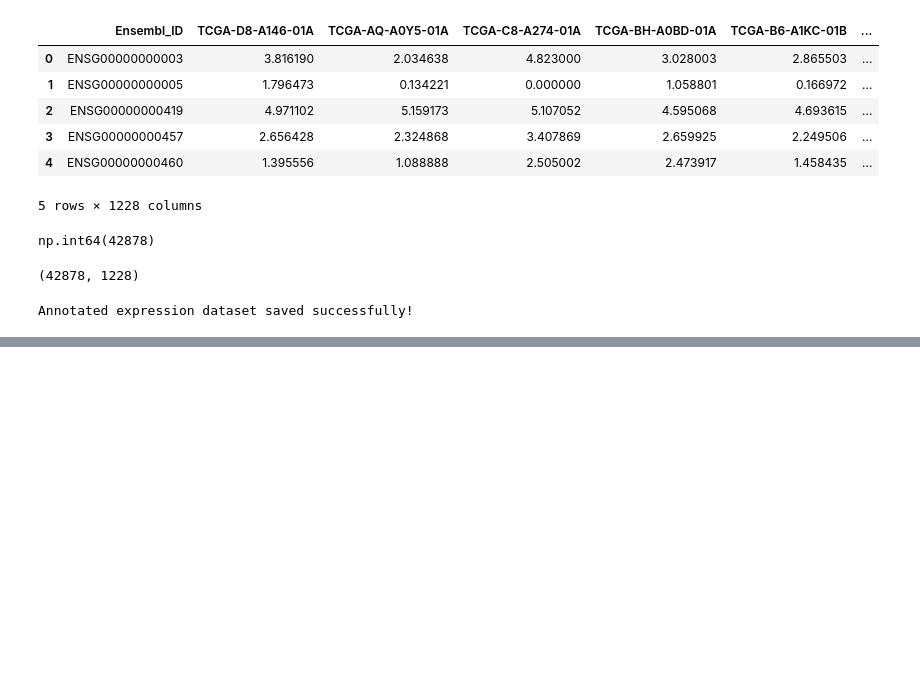
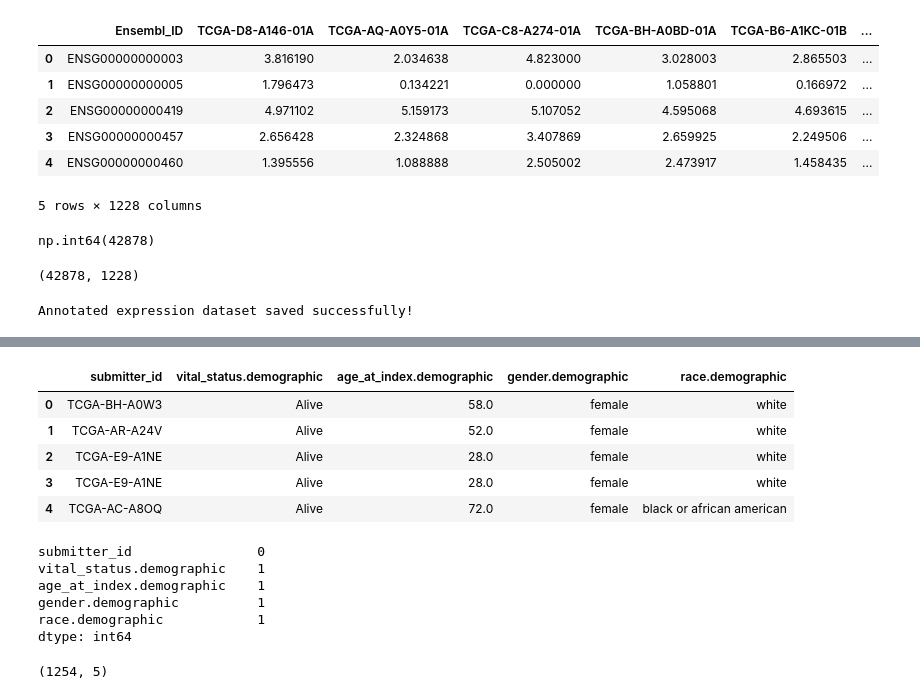
Before and after one commit to palrabheru/tcga-biomarker-discovery, a Jupyter notebook: notebooks/biomarker_analysis.ipynb, the cells around one changed output, grey strips where cells are left out. Saved outputs shown, nothing was run; the diff lists cells and outputs as text; code cells hidden in the pictures; blank space fills up the shorter version.

Commit message:
Clean and prepare TCGA BRCA clinical metadata

```diff
--- a/notebooks/biomarker_analysis.ipynb
+++ b/notebooks/biomarker_analysis.ipynb
@@ -193,0 +200,6 @@ Annotated expression dataset saved successfully!
+# %%
+clinical = pd.read_csv(
+    "../data/metadata/TCGA-BRCA.clinical.tsv.gz",
+    sep="\t",
+    compression="gzip"
+)
@@ -193,0 +250,34 @@ Annotated expression dataset saved successfully!
+# %%
+clinical[
+    [
+        "submitter_id",
+        "vital_status.demographic",
+        "age_at_index.demographic",
+        "gender.demographic",
+        "race.demographic",
+    ]
+].head()
+# %% [output]
+|  | submitter_id | vital_status.demographic | age_at_index.demographic | gender.demographic | race.demographic |
+| 0 | TCGA-BH-A0W3 | Alive | 58.0 | female | white |
+| 1 | TCGA-AR-A24V | Alive | 52.0 | female | white |
+| 2 | TCGA-E9-A1NE | Alive | 28.0 | female | white |
+| 3 | TCGA-E9-A1NE | Alive | 28.0 | female | white |
+| 4 | TCGA-AC-A8OQ | Alive | 72.0 | female | black or african american |
+# %%
+clinical[
+    [
+        "submitter_id",
+        "vital_status.demographic",
+        "age_at_index.demographic",
+        "gender.demographic",
+        "race.demographic",
+    ]
+].isnull().sum()
+# %% [output]
+submitter_id                0
+vital_status.demographic    1
+age_at_index.demographic    1
+gender.demographic          1
+race.demographic            1
+dtype: int64
@@ -193,0 +294,4 @@ Annotated expression dataset saved successfully!
+# %%
+clinical_clean.shape
+# %% [output]
+(1254, 5)
```
Also changed, not shown: parts of 9 cells of this notebook.
